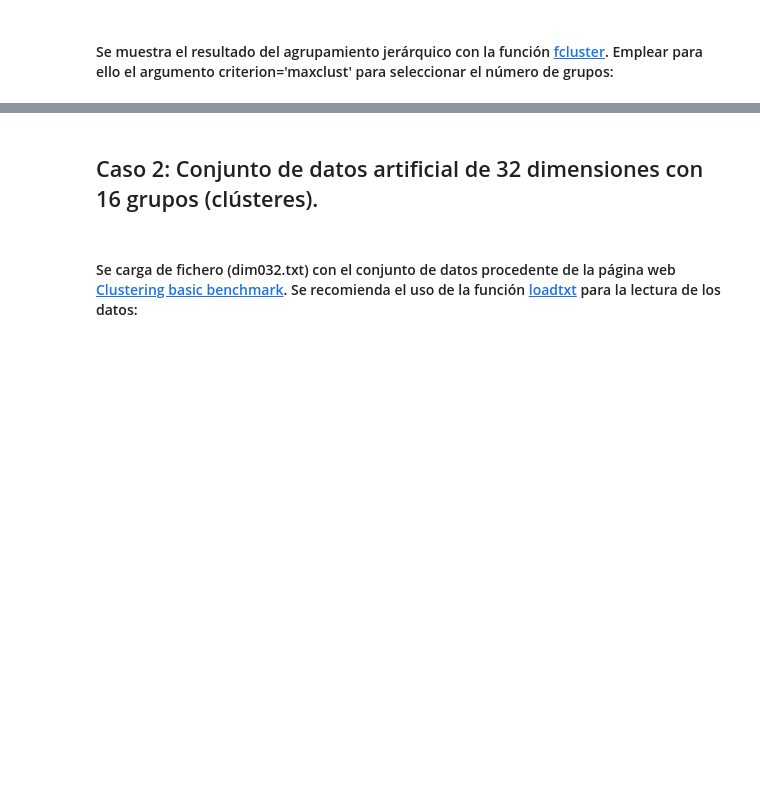
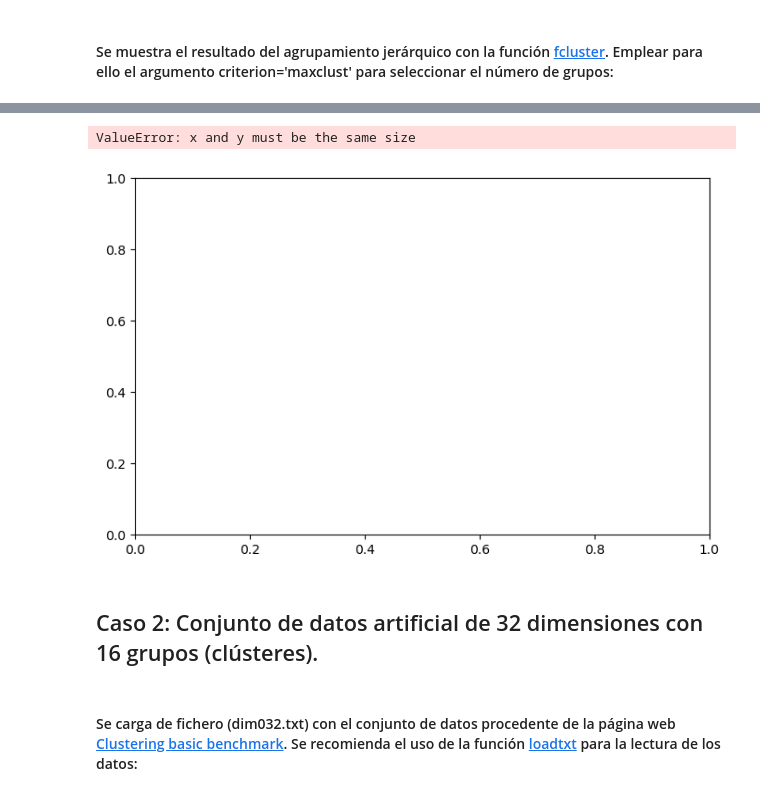
Before and after one commit to pfarinac/MAA, a Jupyter notebook: P1/Tema1-Clustering-Enunciado.ipynb, the cells around one changed output, grey strips where cells are left out. Saved outputs shown, nothing was run; the diff lists cells and outputs as text; code cells hidden in the pictures; blank space fills up the shorter version.

```diff
--- a/P1/Tema1-Clustering-Enunciado.ipynb
+++ b/P1/Tema1-Clustering-Enunciado.ipynb
@@ -202,3 +198,15 @@ Número de grupos:  3
+# %%
+labels = fcluster(linkage_matrix, criterion="maxclust", t = 3)
+plt.figure(figsize=(8, 5))
+plt.scatter(X[:0], X[:1], c=labels, cmap='viridis')
+plt.colorbar(label='Cluster')
+plt.title('Agrupamiento jerárquico')
+plt.xlabel('columna_x')
+plt.ylabel('columna_y')
+plt.show()
+# %% [output]
+ValueError: x and y must be the same size
+[figure, added]
 # %% [markdown]
 ## Caso 2: Conjunto de datos artificial de 32 dimensiones con 16 grupos (clústeres).
 # %% [markdown]
```
Also changed, not shown: parts of 3 cells of this notebook, 1 other file.
